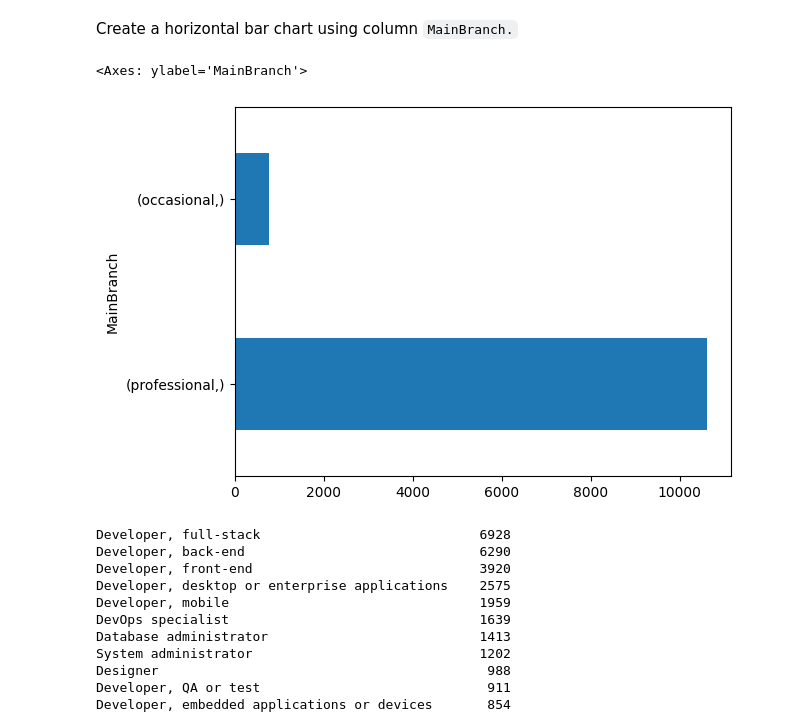
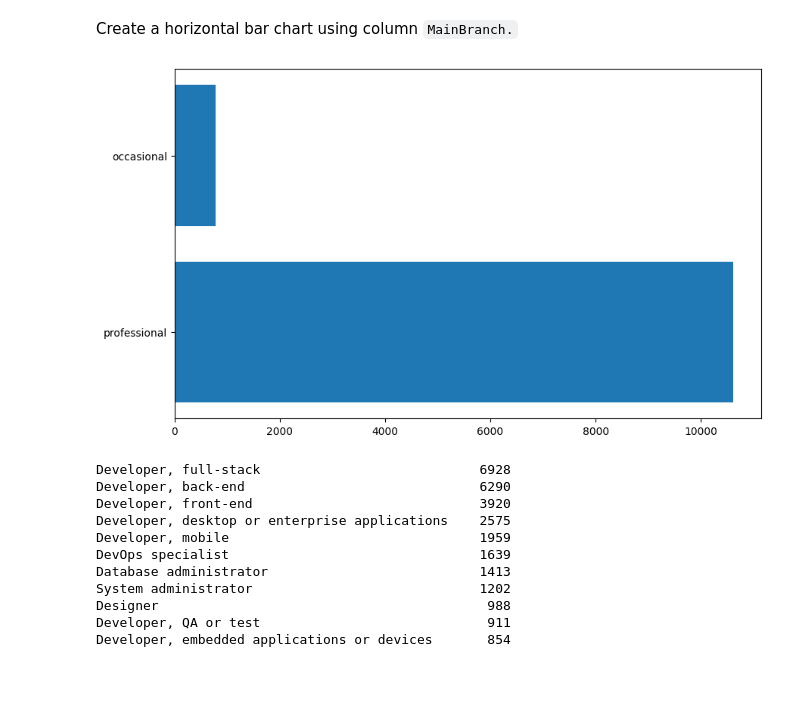
Before and after one commit to jschiavinato/IBM-Data_Analist, a Jupyter notebook: M4DataVisualization_lab.ipynb, the cells around one changed output. Cells and saved outputs as stored; diff of their text form; code cells hidden in the pictures; blank space fills up the shorter version.

```diff
--- a/M4DataVisualization_lab.ipynb
+++ b/M4DataVisualization_lab.ipynb
@@ -382,21 +382,31 @@ Create a horizontal bar chart using column `MainBranch.`
 # %%
 # print how many rows are there in the table named 'master'
 QUERY = """
 SELECT MainBranch
 FROM master
 """
 
 # the read_sql_query runs the sql query and returns the data as a dataframe
 df = pd.read_sql_query(QUERY,conn)
 df.dropna(inplace=True)
+#df['MainBranch'] = df['MainBranch'].replace({
+    #'I am a developer by profession': 'professional',
+    #'I am not primarily a developer, but I write code sometimes as part of my work': 'occasional'
+#})
+#df.value_counts().plot.barh()
 df['MainBranch'] = df['MainBranch'].replace({
     'I am a developer by profession': 'professional',
     'I am not primarily a developer, but I write code sometimes as part of my work': 'occasional'
 })
-df.value_counts().plot.barh()
+new_df = df.value_counts().reset_index()
+new_df.columns = ['MainBranch', 'Count']
+new_df = new_df[new_df['MainBranch'].isin(['professional', 'occasional'])]
+plt.figure(figsize=(10,6))
+plt.barh(new_df['MainBranch'], new_df['Count'])
+plt.yticks(range(len(new_df)), ['professional', 'occasional'])
+plt.show()
 # %% [output]
-<Axes: ylabel='MainBranch'>
-[figure, old version]
+[figure, new version]
 # %%
 QUERY="""
 SELECT *
```
Also changed, not shown: parts of 1 cell of this notebook.
